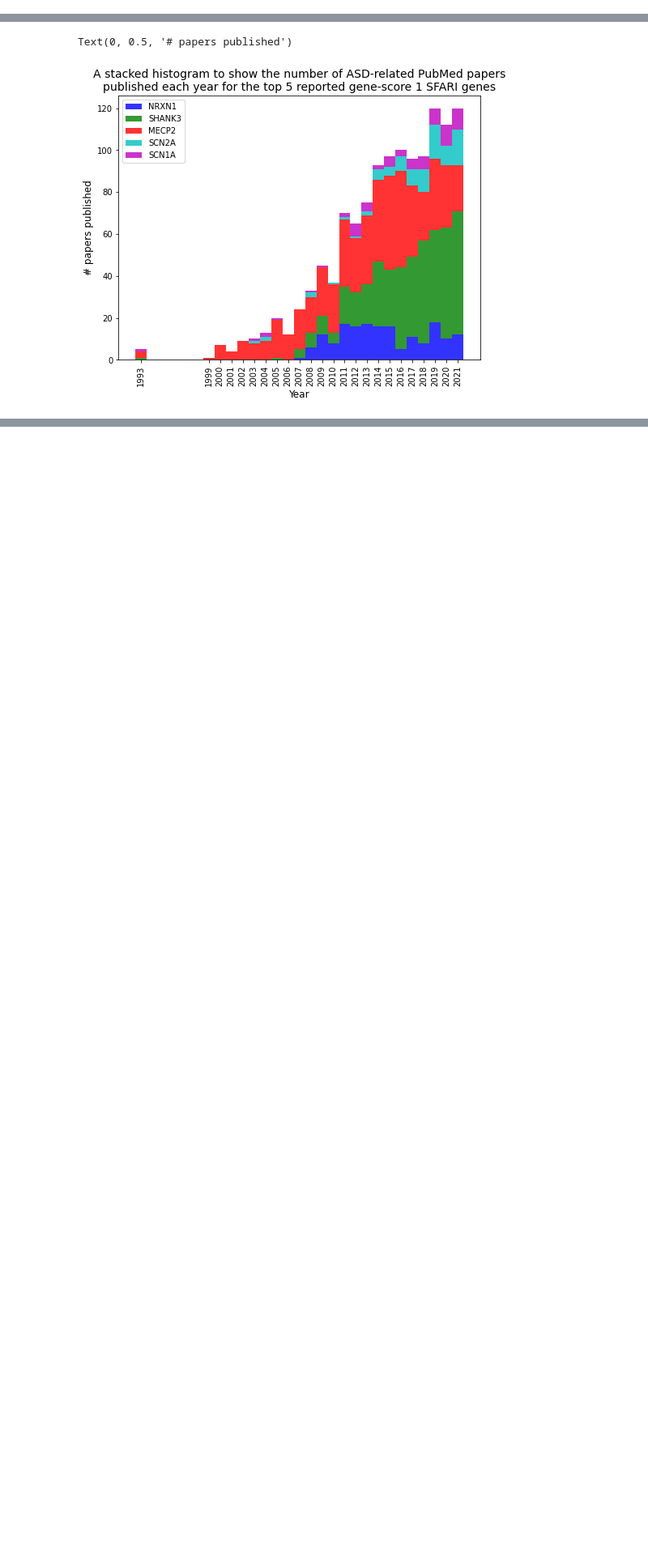
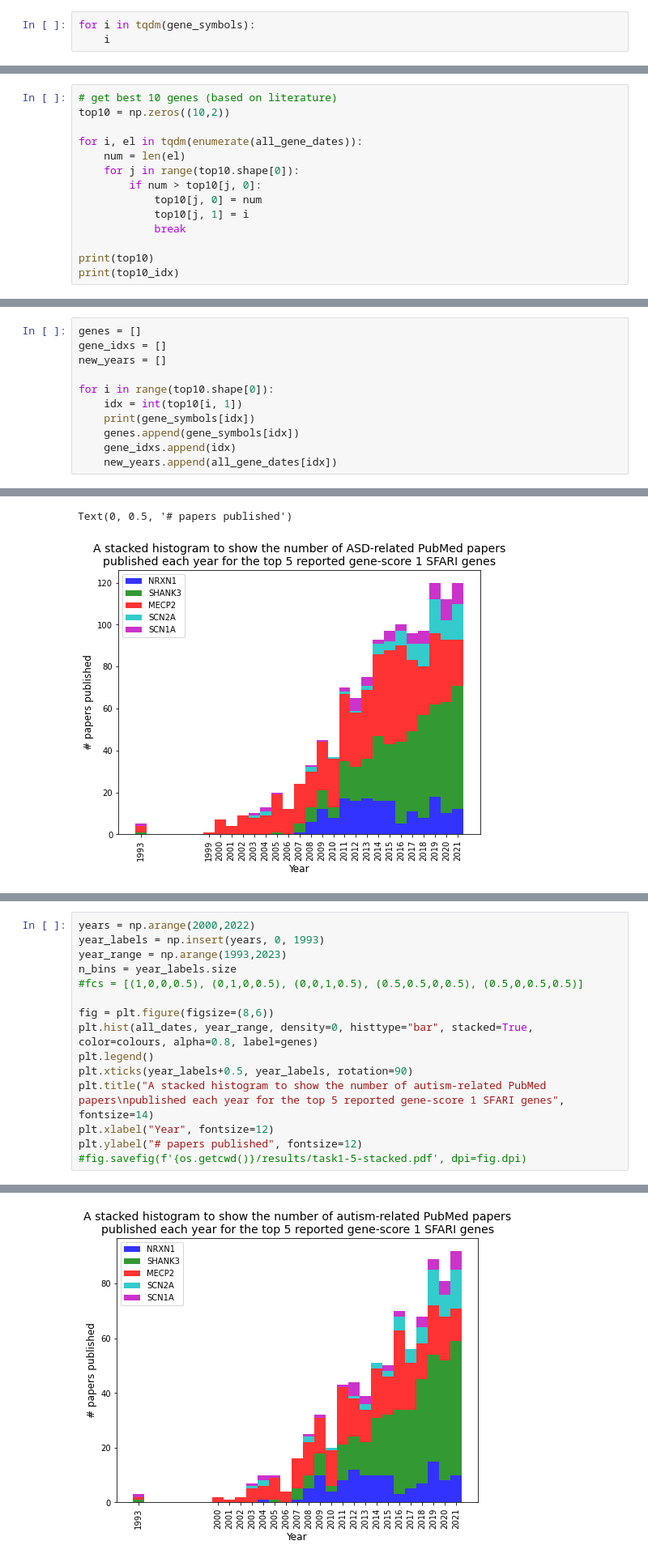
Before and after one commit to hwixley/BI-Coursework2, a Jupyter notebook: code/part1.ipynb, the cells around one changed output, grey strips where cells are left out. Shown at 81% size. Cells and saved outputs as stored; diff of their text form; blank space fills up the shorter version.

Commit message:
refactoring literature data again

```diff
--- a/code/part1.ipynb
+++ b/code/part1.ipynb
@@ -273,0 +214,3 @@ Counter({'2018': 3, '2012': 3, '2020': 2, '2013': 2, '2021': 1, '2019': 1, '2016
+# %%
+for i in tqdm(gene_symbols):
+    i
@@ -273,0 +310,14 @@ Counter({'2018': 3, '2012': 3, '2020': 2, '2013': 2, '2021': 1, '2019': 1, '2016
+# %%
+# get best 10 genes (based on literature)
+top10 = np.zeros((10,2))
+
+for i, el in tqdm(enumerate(all_gene_dates)):
+    num = len(el)
+    for j in range(top10.shape[0]):
+        if num > top10[j, 0]:
+            top10[j, 0] = num
+            top10[j, 1] = i
+            break
+
+print(top10)
+print(top10_idx)
@@ -273,0 +336,11 @@ Counter({'2018': 3, '2012': 3, '2020': 2, '2013': 2, '2021': 1, '2019': 1, '2016
+# %%
+genes = []
+gene_idxs = []
+new_years = []
+
+for i in range(top10.shape[0]):
+    idx = int(top10[i, 1])
+    print(gene_symbols[idx])
+    genes.append(gene_symbols[idx])
+    gene_idxs.append(idx)
+    new_years.append(all_gene_dates[idx])
@@ -352,0 +450,16 @@ Text(0, 0.5, '# papers published')
+# %%
+years = np.arange(2000,2022)
+year_labels = np.insert(years, 0, 1993)
+year_range = np.arange(1993,2023)
+n_bins = year_labels.size
+#fcs = [(1,0,0,0.5), (0,1,0,0.5), (0,0,1,0.5), (0.5,0.5,0,0.5), (0.5,0,0.5,0.5)]
+
+fig = plt.figure(figsize=(8,6))
+plt.hist(all_dates, year_range, density=0, histtype="bar", stacked=True, color=colours, alpha=0.8, label=genes)
+plt.legend()
+plt.xticks(year_labels+0.5, year_labels, rotation=90)
+plt.title("A stacked histogram to show the number of autism-related PubMed papers\npublished each year for the top 5 reported gene-score 1 SFARI genes", fontsize=14)
+plt.xlabel("Year", fontsize=12)
+plt.ylabel("# papers published", fontsize=12)
+#fig.savefig(f'{os.getcwd()}/results/task1-5-stacked.pdf', dpi=fig.dpi)
+# %% [output]
@@ -352,0 +467 @@ Text(0, 0.5, '# papers published')
+[figure, added]
```
Also changed, not shown: parts of 32 cells of this notebook, 5 other files.
